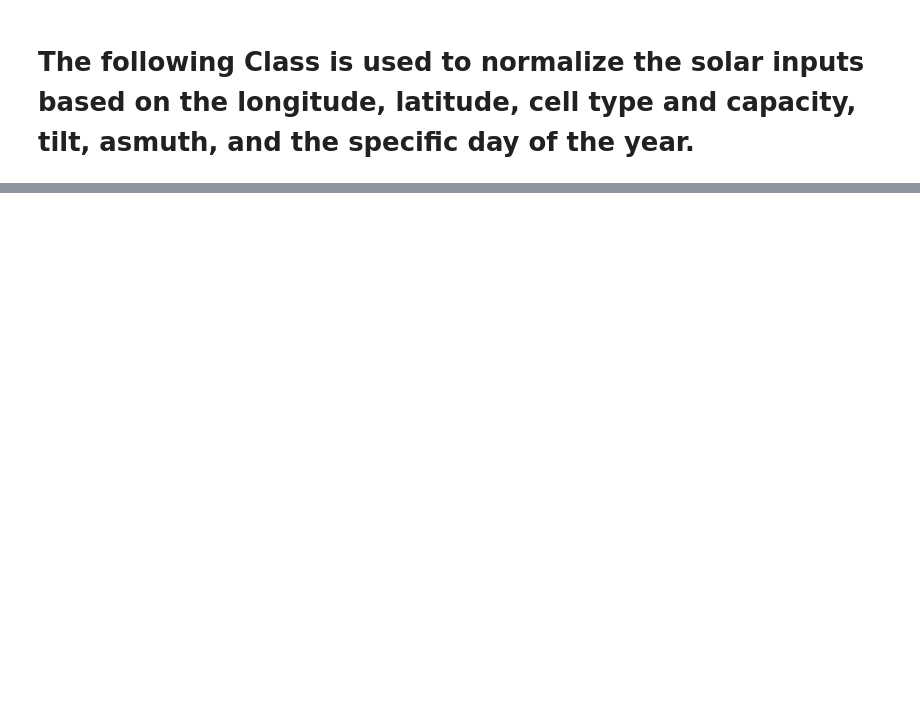
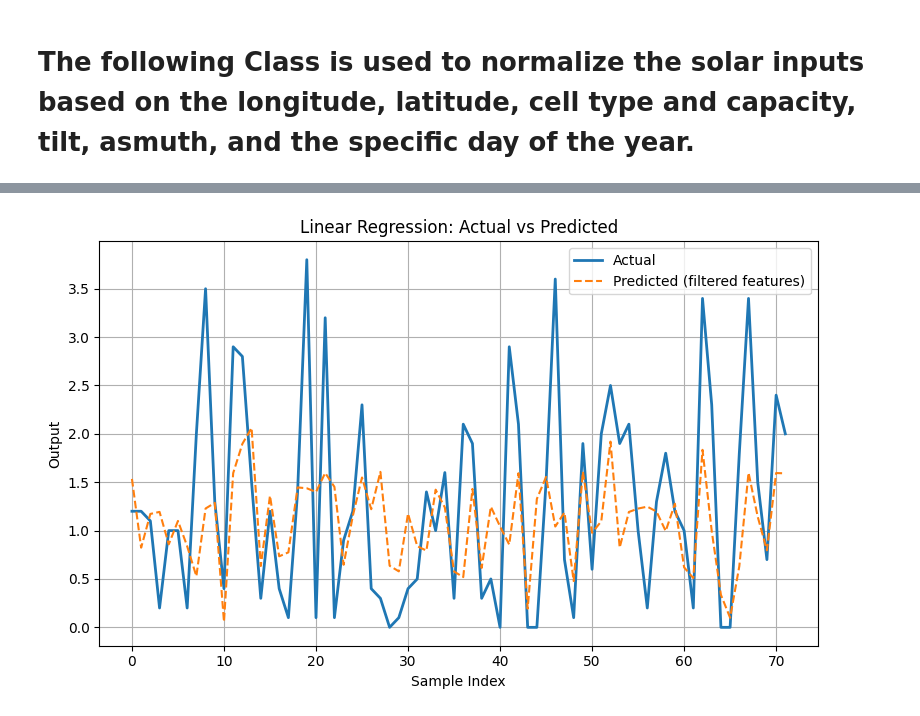
Before and after one commit to RoniAUB/Solar-Energy-Estimation, a Jupyter notebook: project.ipynb, the cells around one changed output, grey strips where cells are left out. Drawn from its saved outputs; the diff is of its cells as text; code cells hidden in the pictures; blank space fills up the shorter version.

```diff
--- a/project.ipynb
+++ b/project.ipynb
@@ -155,0 +174,72 @@ Irradiance on tilted panel: 867.07 W/m²
+# %%
+from sklearn.linear_model import LinearRegression
+import numpy as np
+
+# Step 1: Fit initial model
+lr = LinearRegression()
+lr.fit(X_train, y_train)
+
+# Step 2: Get mask of features with |coef| > 1e-1
+coef_mask = np.abs(lr.coef_) > 1e-1
+coef_mask2 = coef_mask  # Save original mask for later
+
+# Ensure coef_mask is 1D
+coef_mask = coef_mask.flatten()
+print("Selected Features (mask):", coef_mask)
+
+# Step 3: Filter X to keep only important features
+X_train_filtered = X_train[:, coef_mask]
+X_test_filtered = X_test[:, coef_mask]
+
+# Step 4: Refit model using filtered features
+lr_refit = LinearRegression()
+lr_refit.fit(X_train_filtered, y_train)
+
+# Step 5: Predict on test data
+y_pred = lr_refit.predict(X_test_filtered)
+
+# Optional: Evaluate performance
+from sklearn.metrics import r2_score
+print("R² score (refit):", r2_score(y_test, y_pred))
+
+# Step 6: Print the selected coefficients and corresponding feature names
+print("\nSelected Features and Coefficients:")
+selected_features = np.where(coef_mask2)[0]  # Indices of the selected features from the original model
+selected_coefs = lr.coef_[coef_mask2]       # The coefficients of the selected features from the initial model
+
+# If you have feature names (e.g., columns of your DataFrame), use them here.
+# Assuming X_train is a DataFrame with column names, you can replace `x{feature_idx}` with the actual names.
+
+# If X_train is a NumPy array without feature names, it will print `x{feature_idx}`
+# If you have names, make sure you pass them in `feature_names`.
+
+try:
+    feature_names = X_train.columns  # If using pandas DataFrame
+    for feature_name, coef in zip(feature_names[selected_features], selected_coefs):
+        print(f"{feature_name}: Coefficient = {coef}")
+except AttributeError:
+    # If X_train is a NumPy array without feature names
+    for feature_idx, coef in zip(selected_features, selected_coefs):
+        print(f"Feature x{feature_idx}: Coefficient = {coef}")
+
+# Step 7: Display the regression equation
+print("\nRegression Equation:")
+if 'feature_names' in locals():
+    equation = "y = " + " + ".join([f"{coef:.3f}*{name}" for name, coef in zip(feature_names[selected_features], selected_coefs)])
+else:
+    equation = "y = " + " + ".join([f"{coef:.3f}*x{idx}" for idx, coef in zip(selected_features, selected_coefs)])
+print(equation)
+
+# Step 8: Plot actual vs predicted
+import matplotlib.pyplot as plt
+plt.figure(figsize=(8, 5))
+plt.plot(y_test, label='Actual', linewidth=2)
+plt.plot(y_pred, label='Predicted (filtered features)', linestyle='--')
+plt.title('Linear Regression: Actual vs Predicted')
+plt.xlabel('Sample Index')
+plt.ylabel('Output')
+plt.legend()
+plt.grid(True)
+plt.tight_layout()
+plt.show()
+# %% [output]
@@ -155,0 +265 @@ Irradiance on tilted panel: 867.07 W/m²
+[figure, added]
```
Also changed, not shown: parts of 20 cells of this notebook, 53 other files.
